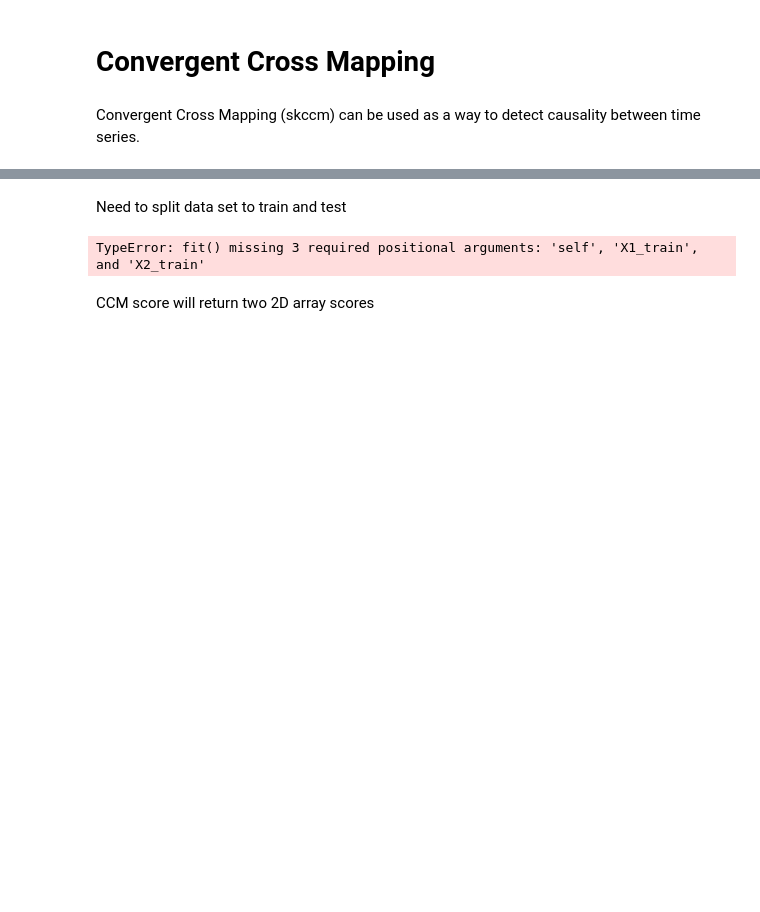
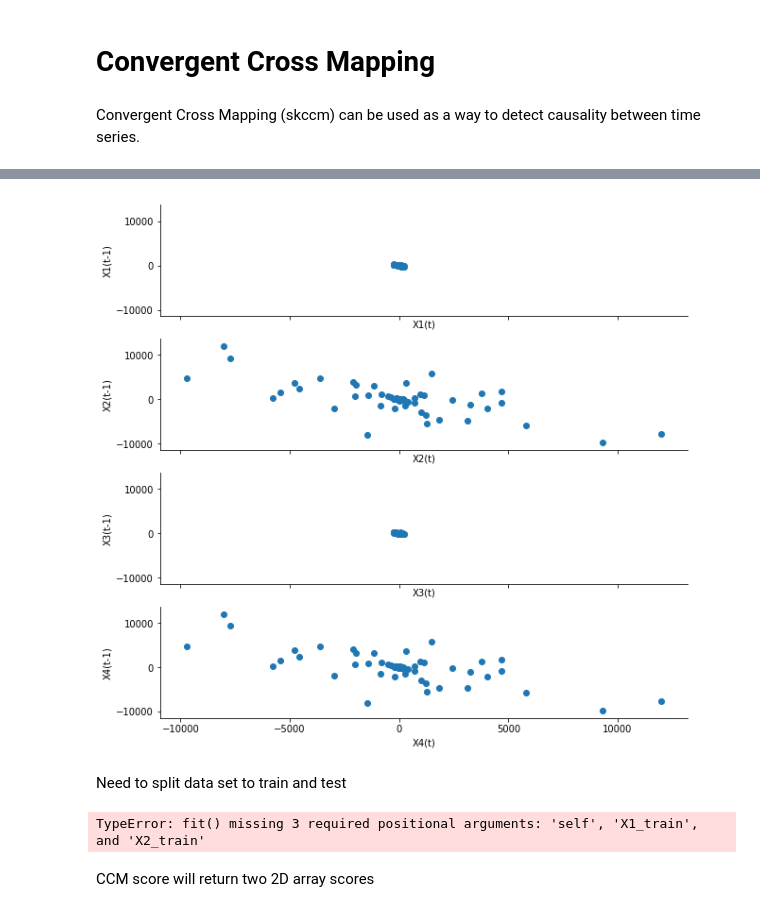
Before and after one commit to ikttan/btc-econ, a Jupyter notebook: xmapping.ipynb, the cells around one changed output, grey strips where cells are left out. Drawn from its saved outputs; the diff is of its cells as text; code cells hidden in the pictures; blank space fills up the shorter version.

```diff
--- a/xmapping.ipynb
+++ b/xmapping.ipynb
@@ -327,3 +378,30 @@ from skccm import CCM
+# %%
+lag = 1
+embed = 2
+X1 = e1.embed_vectors_1d(lag,embed)
+X2 = e2.embed_vectors_1d(lag,embed)
+X3 = e1.embed_vectors_1d(lag,embed)
+X4 = e2.embed_vectors_1d(lag,embed)
+# %%
+fig,ax = plt.subplots(nrows=4,sharey=True,sharex=True,figsize=(10,10))
+
+ax[0].scatter(X1[:,0],X1[:,1])
+ax[1].scatter(X2[:,0],X2[:,1])
+ax[2].scatter(X1[:,0],X1[:,1])
+ax[3].scatter(X2[:,0],X2[:,1])
+
+ax[0].set_xlabel('X1(t)')
+ax[0].set_ylabel('X1(t-1)')
+ax[1].set_xlabel('X2(t)')
+ax[1].set_ylabel('X2(t-1)')
+ax[2].set_xlabel('X3(t)')
+ax[2].set_ylabel('X3(t-1)')
+ax[3].set_xlabel('X4(t)')
+ax[3].set_ylabel('X4(t-1)')
+
+sns.despine()
+# %% [output]
+[figure, added]
 # %% [markdown]
 Need to split data set to train and test
 # %%
```
Also changed, not shown: parts of 15 cells of this notebook.
